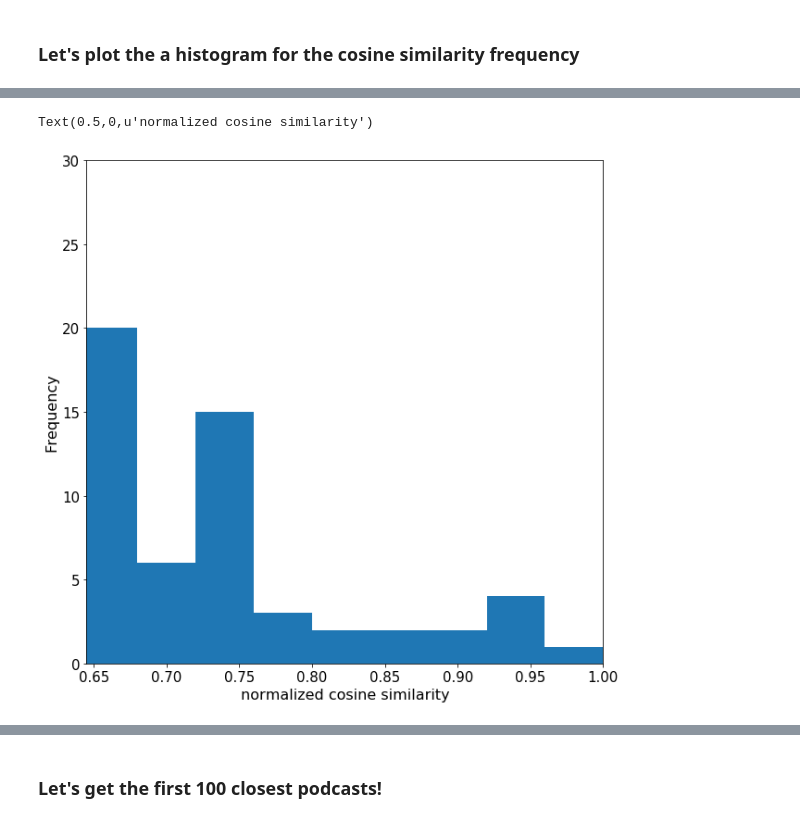
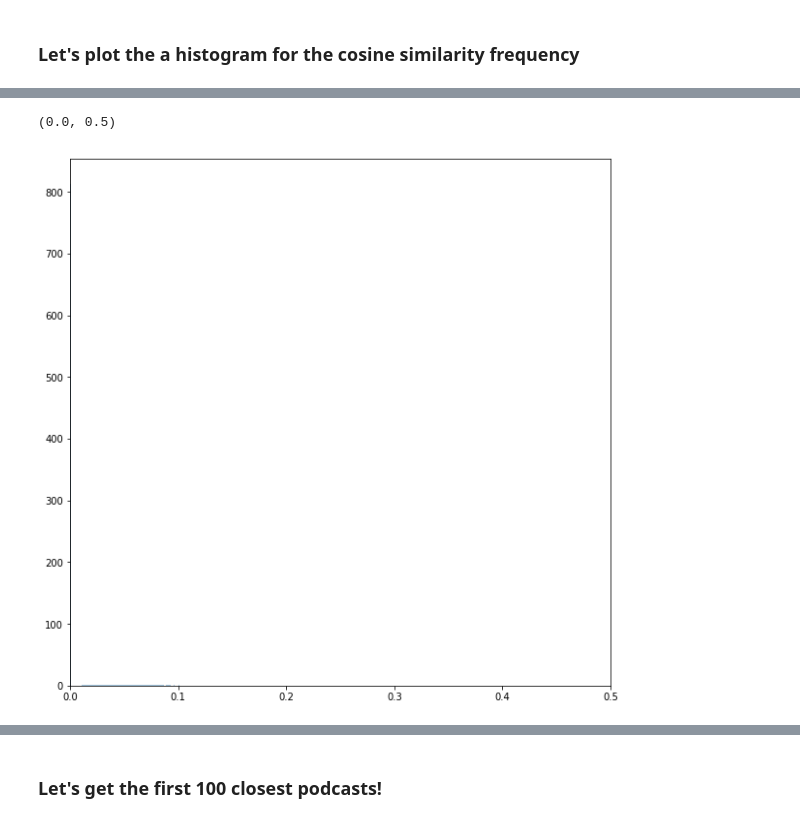
Before and after one commit to jamillan/PodFather, a Jupyter notebook: notebooks/bot/final_tfidf_lda.ipynb, the cells around one changed output, grey strips where cells are left out. Drawn from its saved outputs; the diff is of its cells as text; code cells hidden in the pictures.

```diff
--- a/notebooks/bot/final_tfidf_lda.ipynb
+++ b/notebooks/bot/final_tfidf_lda.ipynb
@@ -407,11 +375,17 @@ Text(0.5,0,u'normalized cosine similarity')
+# %%
+#sn.distplot(a.A.flatten()[:],norm_hist= True,bins=60 )
+#sn.kdeplot(a.A.flatten()[:])
+sn.distplot(a.A.flatten()[:],kde=False,norm_hist=True,bins=900)
+#sn.distplot(a.A.flatten()[:], hist=False);
+plt.xlim((0.,0.5))
+# %% [output]
+(0.0, 0.5)
+[figure, added]
 # %%
 plt.hist(a.A.flatten()[:], bins=25)
 plt.xlim((0.645,1.0))
-plt.ylim((0,30))
+plt.ylim((0,50))
 plt.tick_params(axis='both', which='major', labelsize=15)
 plt.tick_params(axis='both', which='minor', labelsize=15)
 plt.ylabel('Frequency',fontsize=16)
 plt.xlabel('normalized cosine similarity',fontsize=16)
-# %% [output]
-Text(0.5,0,u'normalized cosine similarity')
-[figure, removed]
```
Also changed, not shown: parts of 45 cells of this notebook.
